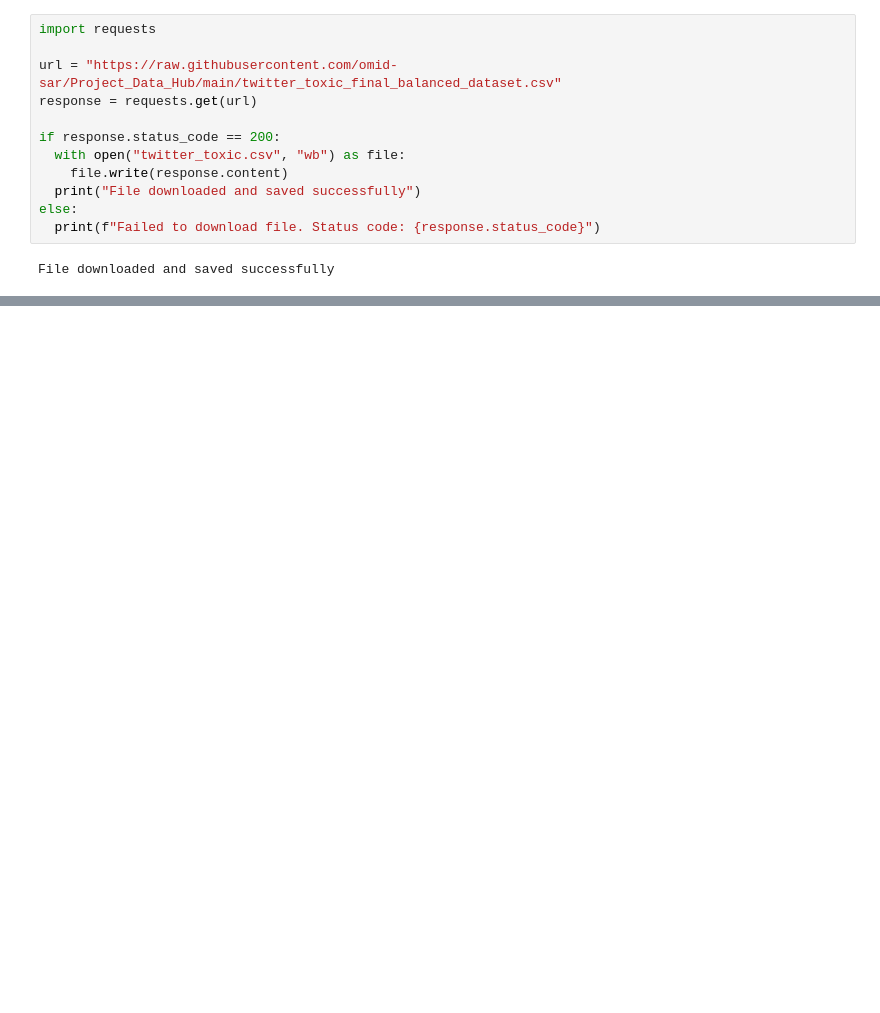
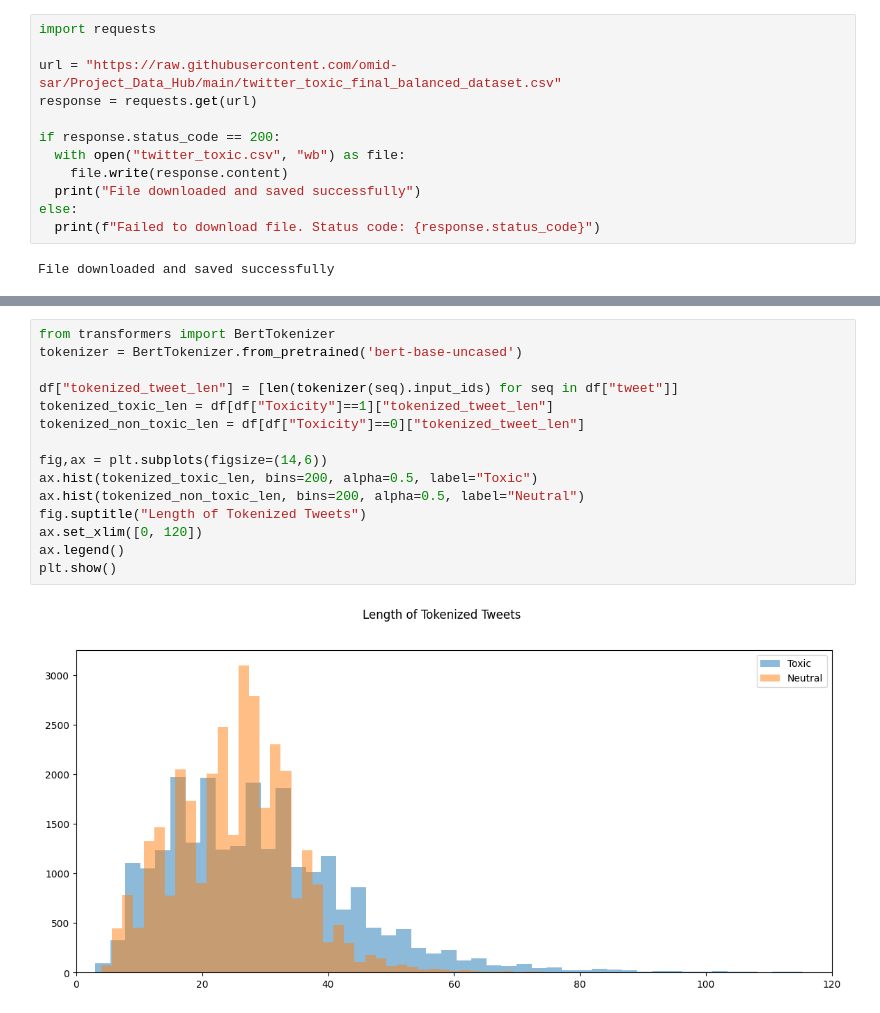
Before and after one commit to omid-sar/Interview-Preparation, a Jupyter notebook: ML_interview/tweet_classifier.ipynb, the cells around one changed output, grey strips where cells are left out. Drawn from its saved outputs; the diff is of its cells as text; blank space fills up the shorter version.

```diff
--- a/ML_interview/tweet_classifier.ipynb
+++ b/ML_interview/tweet_classifier.ipynb
@@ -21,0 +50,17 @@ df = pd.read_csv("twitter_toxic.csv")
+# %%
+from transformers import BertTokenizer
+tokenizer = BertTokenizer.from_pretrained('bert-base-uncased')
+
+df["tokenized_tweet_len"] = [len(tokenizer(seq).input_ids) for seq in df["tweet"]]
+tokenized_toxic_len = df[df["Toxicity"]==1]["tokenized_tweet_len"]
+tokenized_non_toxic_len = df[df["Toxicity"]==0]["tokenized_tweet_len"]
+
+fig,ax = plt.subplots(figsize=(14,6))
+ax.hist(tokenized_toxic_len, bins=200, alpha=0.5, label="Toxic")
+ax.hist(tokenized_non_toxic_len, bins=200, alpha=0.5, label="Neutral")
+fig.suptitle("Length of Tokenized Tweets")
+ax.set_xlim([0, 120])
+ax.legend()
+plt.show()
+# %% [output]
+[figure, added]
```
Also changed, not shown: parts of 6 cells of this notebook.
